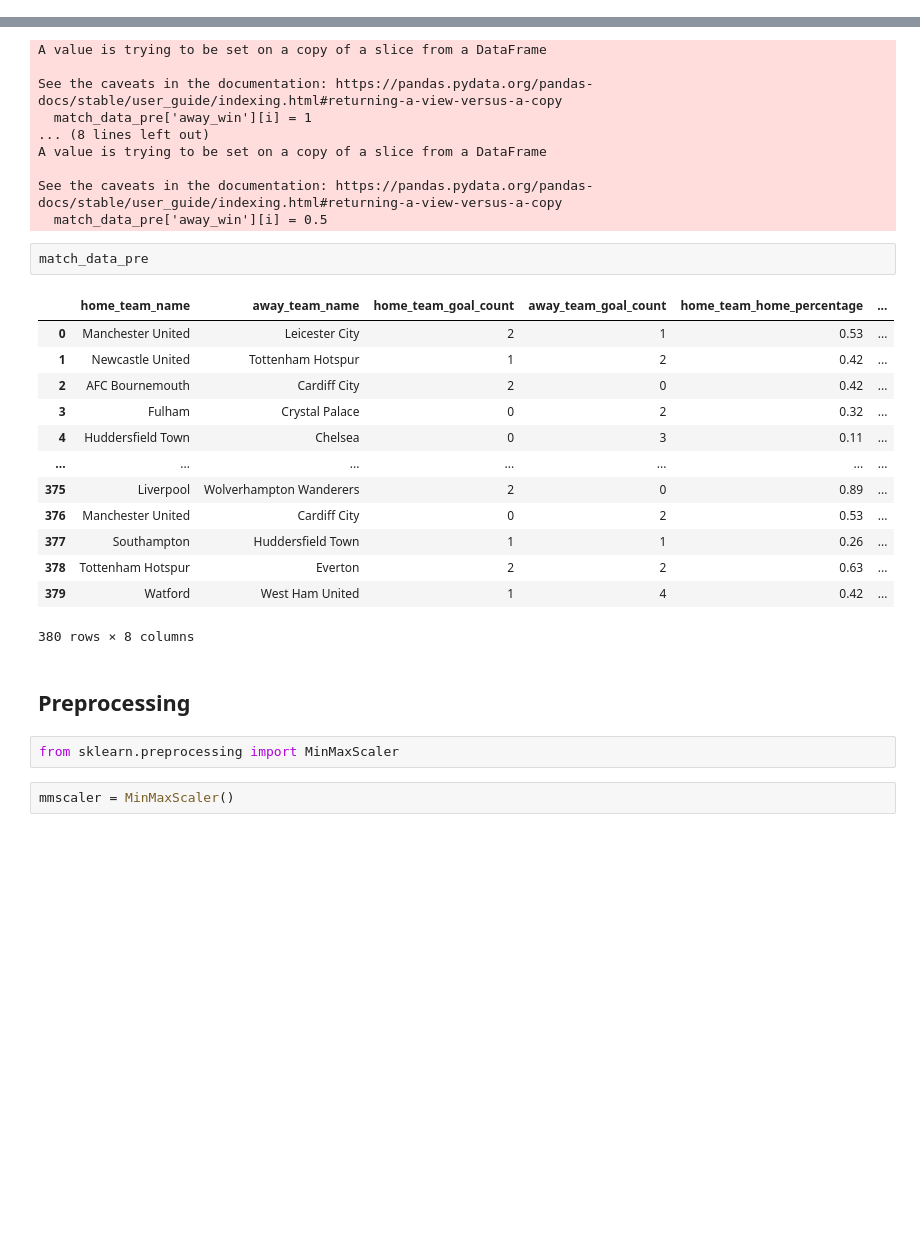
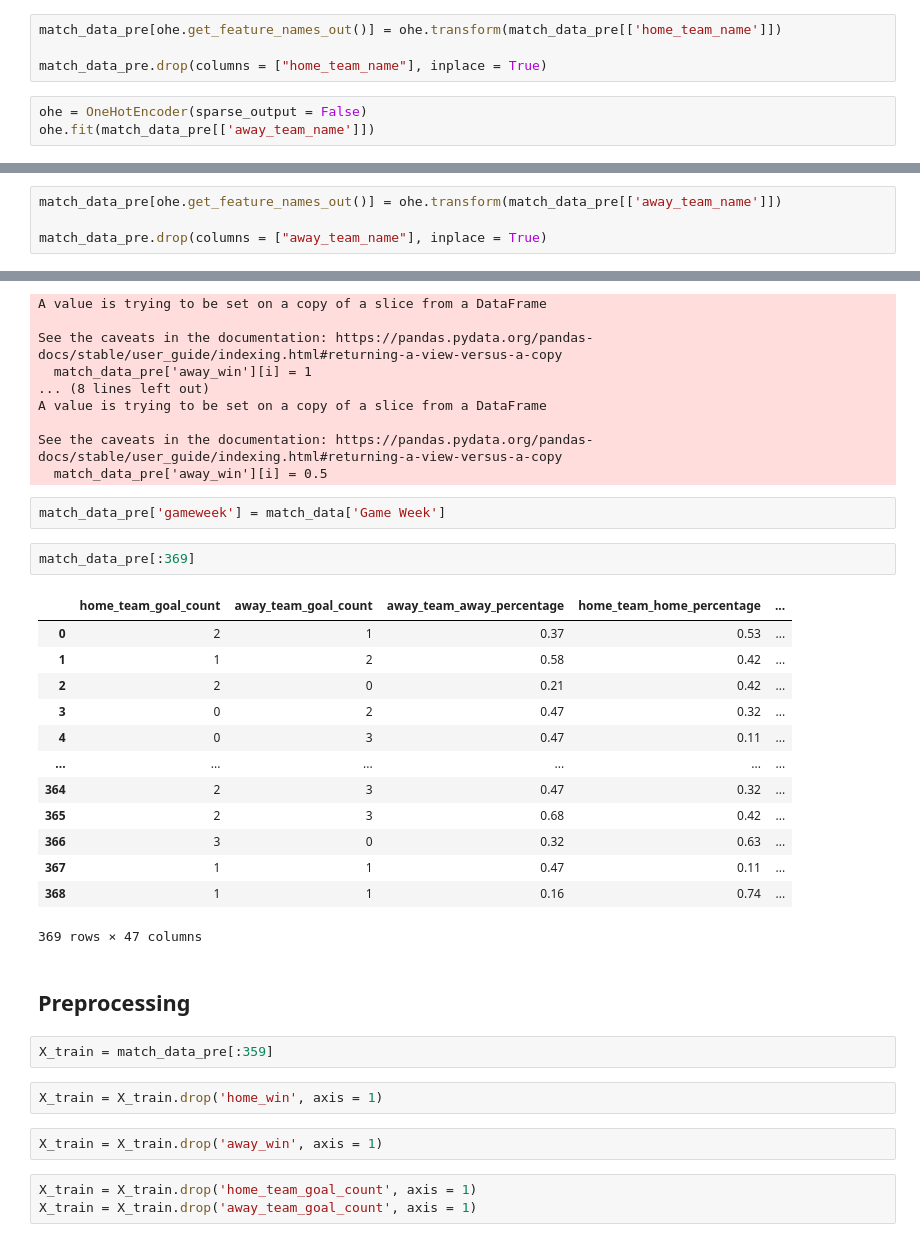
Before and after one commit to juleslockey03/PL_AI, a Jupyter notebook: DB_processing.ipynb, the cells around one changed output, grey strips where cells are left out. Saved outputs shown, nothing was run; the diff lists cells and outputs as text; blank space fills up the shorter version.

```diff
--- a/DB_processing.ipynb
+++ b/DB_processing.ipynb
@@ -144,0 +131,7 @@ match_data_pre
+# %%
+match_data_pre[ohe.get_feature_names_out()] = ohe.transform(match_data_pre[['home_team_name']])
+
+match_data_pre.drop(columns = ["home_team_name"], inplace = True)
+# %%
+ohe = OneHotEncoder(sparse_output = False)
+ohe.fit(match_data_pre[['away_team_name']])
@@ -145,3 +140,7 @@ match_data_pre
+# %%
+match_data_pre[ohe.get_feature_names_out()] = ohe.transform(match_data_pre[['away_team_name']])
+
+match_data_pre.drop(columns = ["away_team_name"], inplace = True)
 # %%
 match_data_pre['home_win'] = 0
 match_data_pre['away_win'] = 0
@@ -187,25 +175,32 @@ A value is trying to be set on a copy of a slice from a DataFrame
 
 See the caveats in the documentation: https://pandas.pydata.org/pandas-docs/stable/user_guide/indexing.html#returning-a-view-versus-a-copy
   match_data_pre['away_win'][i] = 0.5
+# %%
+match_data_pre['gameweek'] = match_data['Game Week']
 # %%
-match_data_pre
+match_data_pre[:369]
 # %% [output]
-|  | home_team_name | away_team_name | home_team_goal_count | away_team_goal_count | home_team_home_percentage | ... |
-| 0 | Manchester United | Leicester City | 2 | 1 | 0.53 | ... |
-| 1 | Newcastle United | Tottenham Hotspur | 1 | 2 | 0.42 | ... |
-| 2 | AFC Bournemouth | Cardiff City | 2 | 0 | 0.42 | ... |
-| 3 | Fulham | Crystal Palace | 0 | 2 | 0.32 | ... |
-| 4 | Huddersfield Town | Chelsea | 0 | 3 | 0.11 | ... |
-| ... | ... | ... | ... | ... | ... | ... |
-| 375 | Liverpool | Wolverhampton Wanderers | 2 | 0 | 0.89 | ... |
-| 376 | Manchester United | Cardiff City | 0 | 2 | 0.53 | ... |
-| 377 | Southampton | Huddersfield Town | 1 | 1 | 0.26 | ... |
-| 378 | Tottenham Hotspur | Everton | 2 | 2 | 0.63 | ... |
-| 379 | Watford | West Ham United | 1 | 4 | 0.42 | ... |
+|  | home_team_goal_count | away_team_goal_count | away_team_away_percentage | home_team_home_percentage | ... |
+| 0 | 2 | 1 | 0.37 | 0.53 | ... |
+| 1 | 1 | 2 | 0.58 | 0.42 | ... |
+| 2 | 2 | 0 | 0.21 | 0.42 | ... |
+| 3 | 0 | 2 | 0.47 | 0.32 | ... |
+| 4 | 0 | 3 | 0.47 | 0.11 | ... |
+| ... | ... | ... | ... | ... | ... |
+| 364 | 2 | 3 | 0.47 | 0.32 | ... |
+| 365 | 2 | 3 | 0.68 | 0.42 | ... |
+| 366 | 3 | 0 | 0.32 | 0.63 | ... |
+| 367 | 1 | 1 | 0.47 | 0.11 | ... |
+| 368 | 1 | 1 | 0.16 | 0.74 | ... |
-380 rows × 8 columns
+369 rows × 47 columns
 # %% [markdown]
 ## Preprocessing
-# %%
-from sklearn.preprocessing import MinMaxScaler
-# %%
-mmscaler = MinMaxScaler()
+# %%
+X_train = match_data_pre[:359]
+# %%
+X_train = X_train.drop('home_win', axis = 1)
+# %%
+X_train = X_train.drop('away_win', axis = 1)
+# %%
+X_train = X_train.drop('home_team_goal_count', axis = 1)
+X_train = X_train.drop('away_team_goal_count', axis = 1)
```
Also changed, not shown: parts of 29 cells of this notebook.
